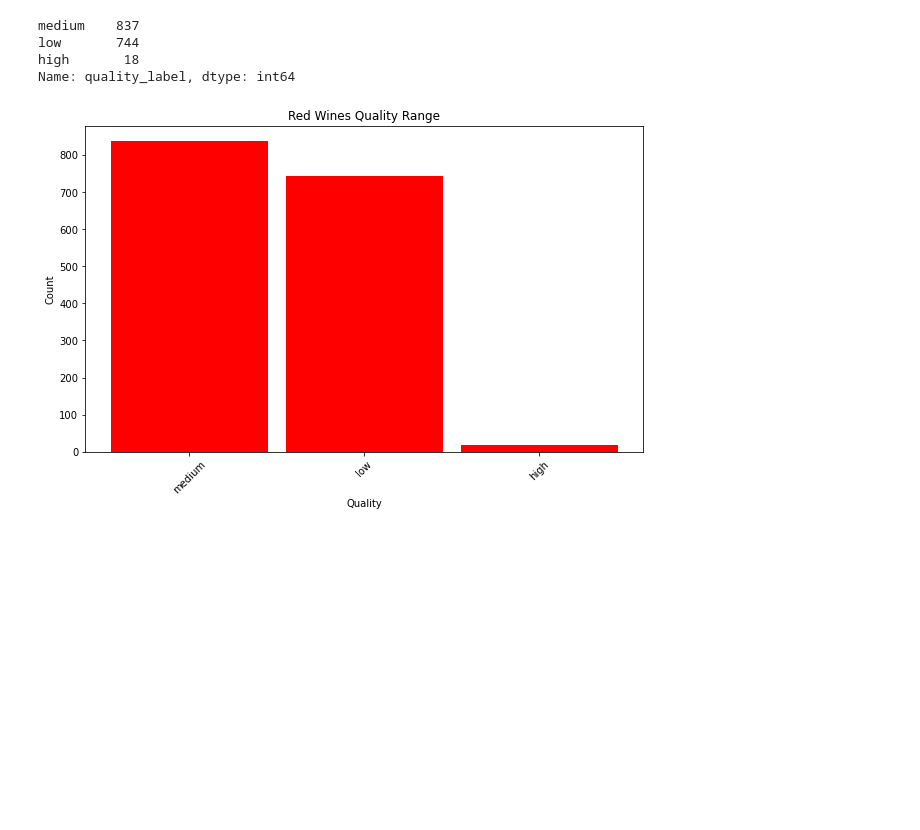
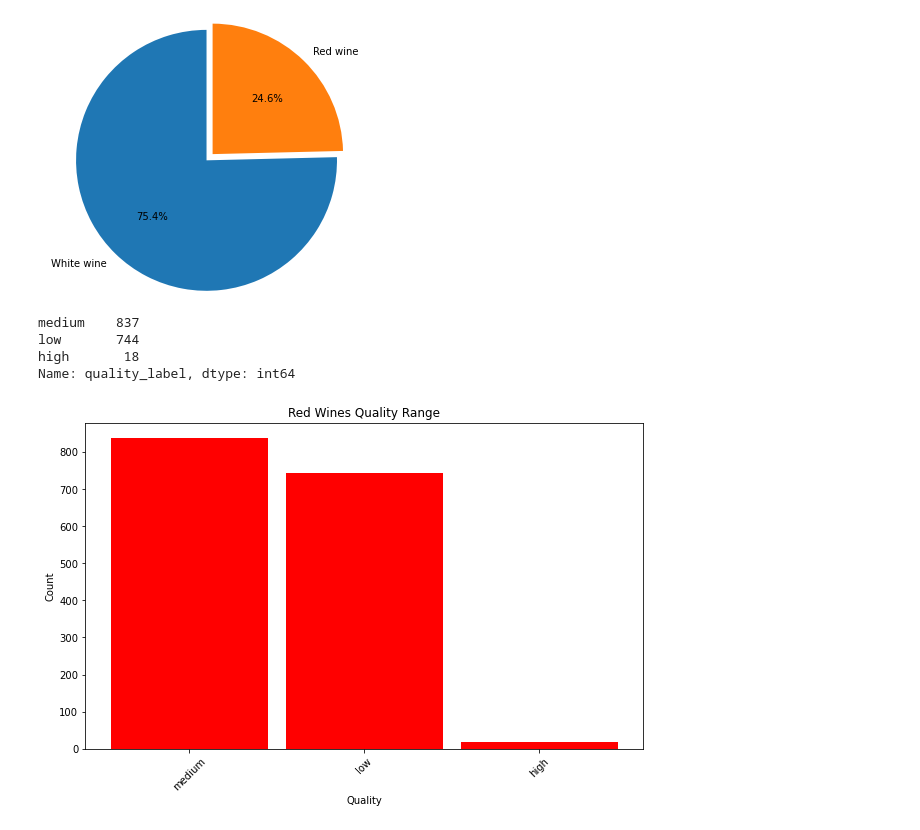
Before and after one commit to movifu1982/EDA---Wine-Project, a Jupyter notebook: EDA.ipynb, the cells around one changed output. Drawn from its saved outputs; the diff is of its cells as text; code cells hidden in the pictures; blank space fills up the shorter version.

```diff
--- a/EDA.ipynb
+++ b/EDA.ipynb
@@ -51,14 +51,16 @@ categories=['low', 'medium', 'high'])
 # %%
 #The first plot you should do is a pie chart, showing the quantity of red wines compared to the quantity of white wines.
 
-#fig = plt.figure()
-#fig.patch.set_facecolor('xkcd:white')
-#labels = ["White wine", "Red wine"]
-#wine_values = [white_wine.shape[0], red_wine.shape[0]]
-#explode = (0.1, 0)
-#plt.axis("equal")
-#plt.pie(wine_values, explode=explode, labels=labels,radius=1.5, startangle=90, autopct='%1.1f%%')
-#plt.show()
+fig = plt.figure()
+fig.patch.set_facecolor('xkcd:white')
+labels = ["White wine", "Red wine"]
+wine_values = [white_wine.shape[0], red_wine.shape[0]]
+explode = (0.1, 0)
+plt.axis("equal")
+plt.pie(wine_values, explode=explode, labels=labels,radius=1.5, startangle=90, autopct='%1.1f%%')
+plt.show()
+# %% [output]
+[figure, added]
 # %%
 #Now create a plot to show the distribution of qualities.
 
```
Also changed, not shown: parts of 1 cell of this notebook, 1 other file.
